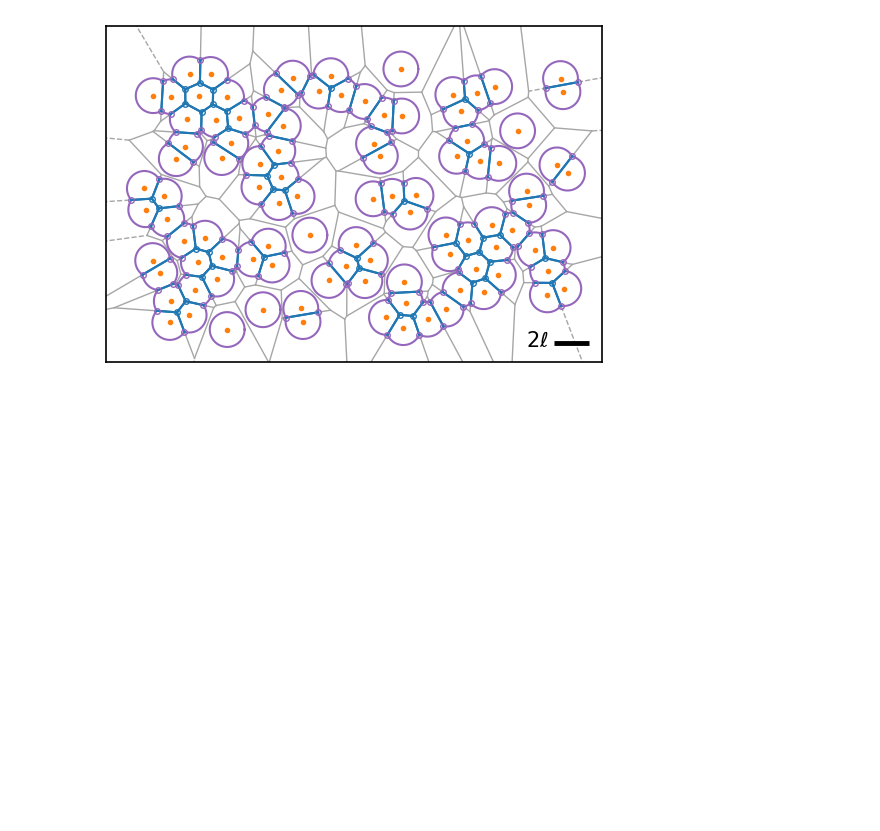
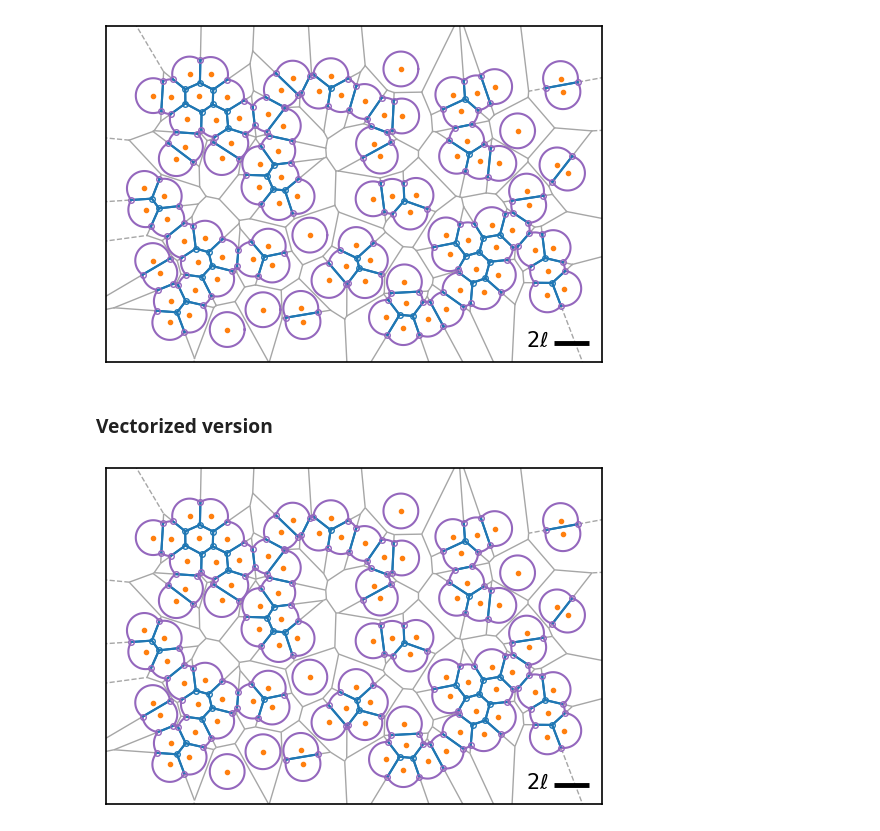
Before and after one commit to pyafv/assets, a Jupyter notebook: jupyter/custom_plot.ipynb, the cells around one changed output. Cells and saved outputs as stored; diff of their text form; code cells hidden in the pictures; blank space fills up the shorter version.

```diff
--- a/jupyter/custom_plot.ipynb
+++ b/jupyter/custom_plot.ipynb
@@ -140,3 +225,47 @@ ax.set_ylim(center[1]-box_size+2.7, center[1]+box_size-2)
 plt.show()
 # %% [output]
 [figure]
+# %% [markdown]
+### Vectorized version
+# %%
+fig, ax = plt.subplots(dpi=100)
+
+box_size = 12
+center = np.mean(pts, axis=0)
+
+gray_color = 0.65 * np.ones(3)
+# Draw Voronoi ridge segments using LineCollection
+rv_orig = np.asarray(vor.ridge_vertices)
+segs = vertices_all[np.asarray(ridge_vertices_all, dtype=int)]  # (R,2,2)
+inf_mask = (rv_orig == -1).any(axis=1)
+finite_segs = segs[~inf_mask]
+dashed_segs = segs[inf_mask]
+if len(finite_segs):
+    ax.add_collection(LineCollection(finite_segs, colors=gray_color, linestyles='-', lw=1, zorder=-1))
+if len(dashed_segs):
+    ax.add_collection(LineCollection(dashed_segs, colors=gray_color, linestyles='--', lw=1, zorder=-1))
+
+# Draw all vertices
+vertices_in = vertices_all[list(geom['vertex_in_id'])]
+ax.plot(vertices_in[:, 0], vertices_in[:, 1], 'o', color='C0', markersize=4, markerfacecolor='None', zorder=3)
+vertices_out = vertices_all[list(geom['vertex_out_id'])]
+ax.plot(vertices_out[:, 0], vertices_out[:, 1], 'o', color='C4', markersize=4, markerfacecolor='None', zorder=3)
+
+custom_plot_2d_fast(pts, diag, r=radius, lw=1.5, markersize=3)
+ax.tick_params(axis='both', length=0, labelbottom=False, labelleft=False)
+
+bar_left = center[0]+box_size+1.
+bar_y = center[1]-box_size+3.8
+ax.plot([bar_left-radius, bar_left+radius], [bar_y, bar_y], 'k-', lw=3.5, solid_capstyle='butt')   # <-- no rounded extension
+ax.text(bar_left-1.1-1.5, bar_y-0.2, r'$2\ell$', fontsize=15)  # cell diameter as scale bar
+
+for spine in ax.spines.values():
+    spine.set_linewidth(1.2)   # choose your thickness
+
+ax.set_xlim(center[0]-box_size-1.75, center[0]+box_size+2.75)
+ax.set_ylim(center[1]-box_size+2.7, center[1]+box_size-2)
+# plt.savefig('model_illustration.png', dpi=300, bbox_inches='tight')
+
+plt.show()
+# %% [output]
+[figure, added]
```
Also changed, not shown: parts of 4 cells of this notebook, 4 other files.
